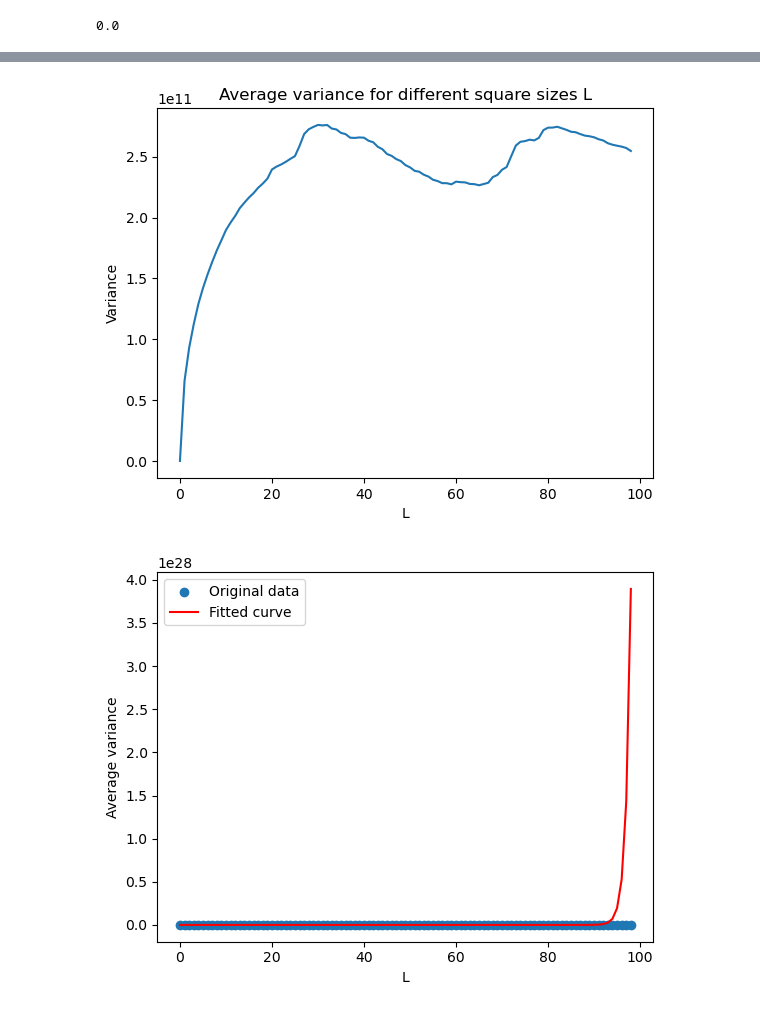
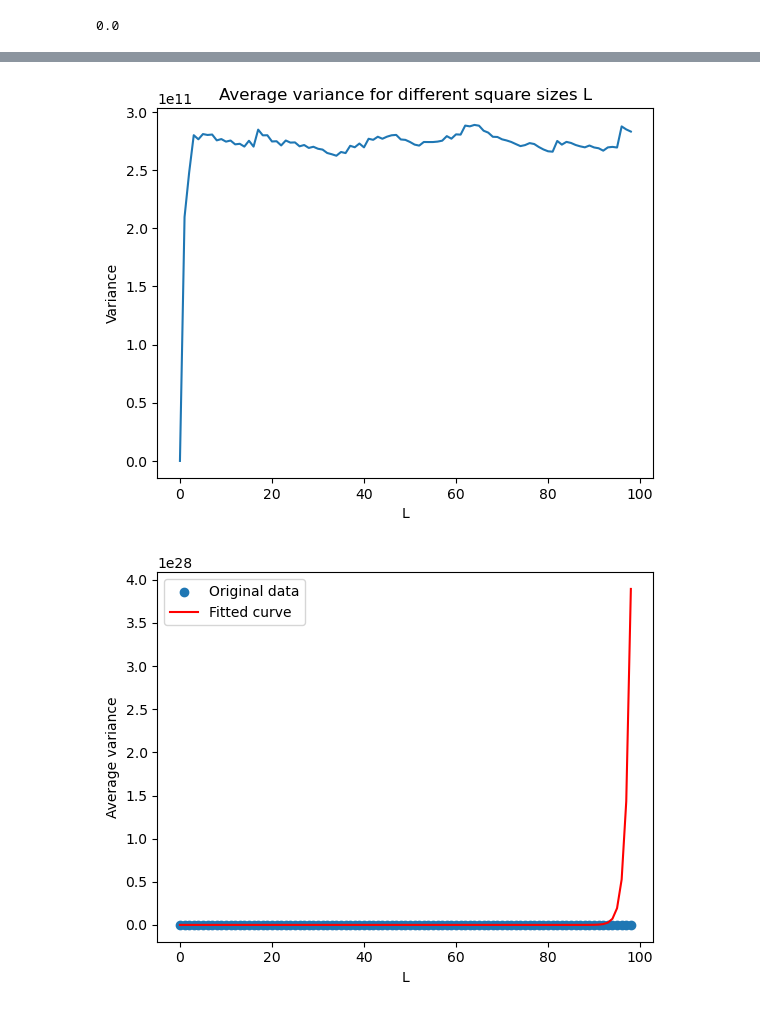
Before and after one commit to aM0NKE/ComplexSystemSimulation, a Jupyter notebook: mesa-schelling/archive/WealthSegregation.ipynb, the cells around one changed output, grey strips where cells are left out. Drawn from its saved outputs; the diff is of its cells as text; code cells hidden in the pictures.

```diff
--- a/mesa-schelling/archive/WealthSegregation.ipynb
+++ b/mesa-schelling/archive/WealthSegregation.ipynb
@@ -8,7 +8,7 @@ import random
 
 from model import Schelling
 # %%
-model = Schelling(100, 100, 0.97, 0.0, [0.25, 0.25, 0.25, 0.25], 3, 10)
+model = Schelling(100, 100, 0.97, 0.0, [0.25, 0.25, 0.25, 0.25], 3, 4, 1)
 print(model.total_avg_cluster_size)
 # %% [output]
 0.0
@@ -97,22 +99,22 @@ var_list = WealthSegregation(model, wealth_on_grid, x, y)
 # %%
 # Taking the average variance of the WealthSegregation function for every possible starting coordinate (x,y)
 vars = np.zeros(model.grid.width-1)
 
 for x in range(0,model.grid.width):
     for y in range(0, model.grid.height):
-        var_list = WealthSegregation(model, wealth_on_grid, x, y)
+        var_list = WealthSegregation(model, wealth_on_grid, x, y, False)
         vars += var_list
 
 average_vars = vars/model.grid.width
 L = np.array(range(0, model.grid.width-1))
 
 plt.plot(L, average_vars)
 plt.title("Average variance for different square sizes L")
 plt.xlabel("L")
 plt.ylabel("Variance")
 plt.show()
 # %% [output]
-[figure, old version]
+[figure, new version]
 # %%
 # Fitting exponential function
 
```
Also changed, not shown: parts of 4 cells of this notebook.
